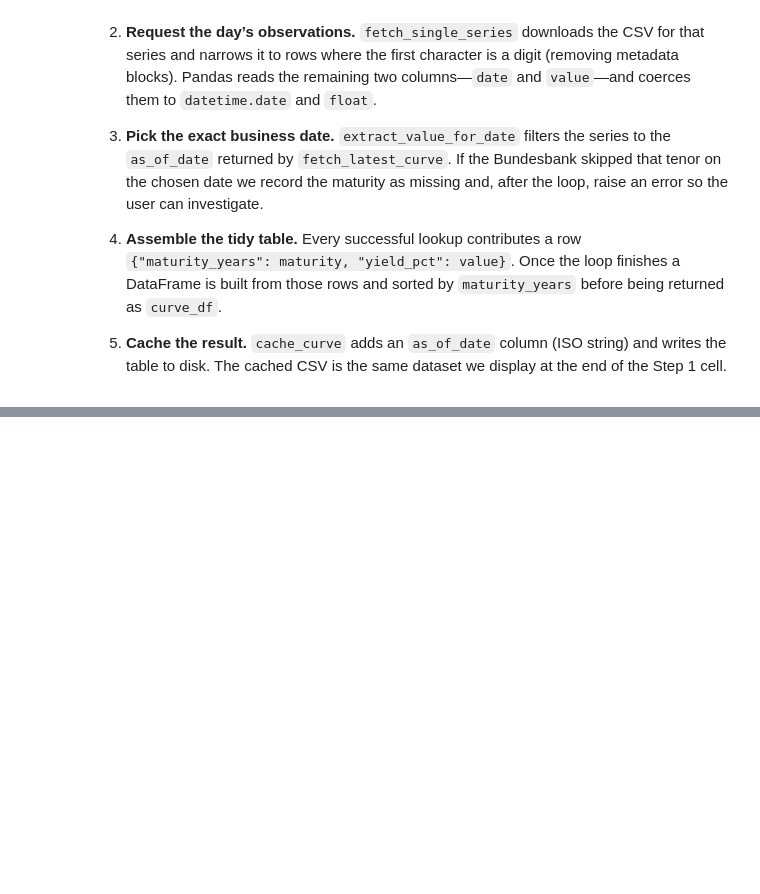
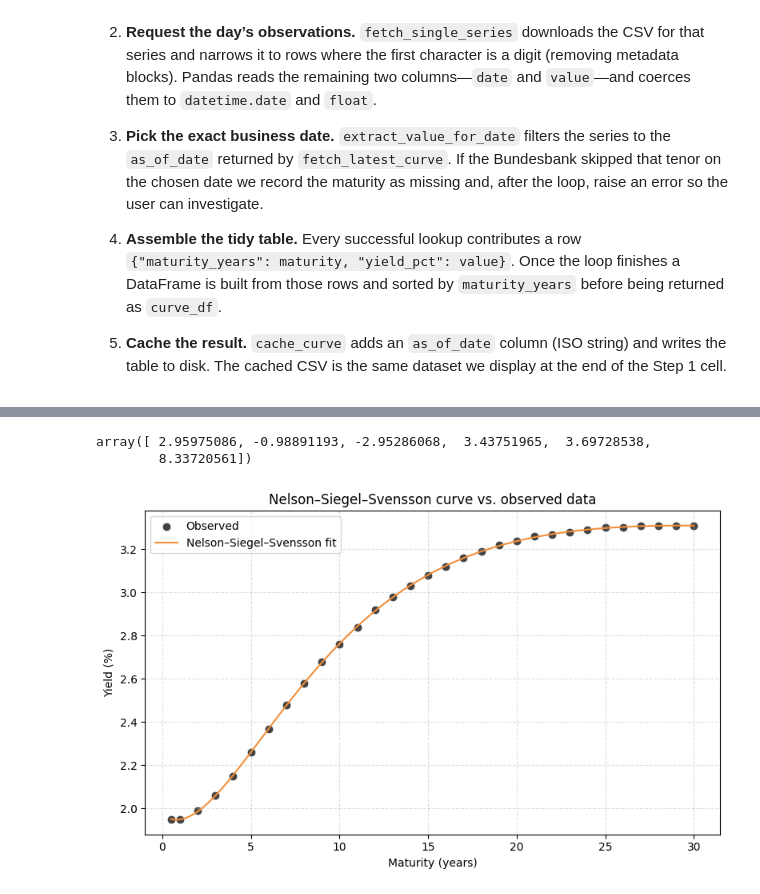
Before and after one commit to minwang-ai/Finanical-Data, a Jupyter notebook: task2_YieldCurveModeling_DE.ipynb, the cells around one changed output, grey strips where cells are left out. Cells and saved outputs as stored; diff of their text form; code cells hidden in the pictures; blank space fills up the shorter version.

```diff
--- a/task2_YieldCurveModeling_DE.ipynb
+++ b/task2_YieldCurveModeling_DE.ipynb
@@ -213,0 +312,57 @@ Name: yield_pct, dtype: float64
+# %%
+def nelson_siegel_svensson(maturity: np.ndarray, beta0: float, beta1: float, beta2: float, beta3: float, tau1: float, tau2: float) -> np.ndarray:
+    maturity = np.asarray(maturity, dtype=float)
+    x1 = maturity / tau1
+    x2 = maturity / tau2
+    with np.errstate(divide="ignore", invalid="ignore"):
+        term1 = (1 - np.exp(-x1)) / x1
+        term2 = term1 - np.exp(-x1)
+        term3 = ((1 - np.exp(-x2)) / x2) - np.exp(-x2)
+    return beta0 + beta1 * term1 + beta2 * term2 + beta3 * term3
+
+def nss_residuals(params: np.ndarray, maturities: np.ndarray, yields: np.ndarray) -> np.ndarray:
+    beta0, beta1, beta2, beta3, tau1, tau2 = params
+    model = nelson_siegel_svensson(maturities, beta0, beta1, beta2, beta3, tau1, tau2)
+    return model - yields
+
+nss_initial_guess = np.array([
+    ns_params[0],
+    ns_params[1],
+    ns_params[2],
+    0.0,   # start with no extra hump
+    max(0.5, ns_params[3]),
+    max(2.0, ns_params[3] * 1.5),
+])
+
+nss_bounds = (
+    [0.0, -20.0, -20.0, -20.0, 0.1, 0.5],
+    [20.0, 20.0, 20.0, 20.0, 20.0, 40.0],
+)
+
+nss_fit = least_squares(
+    nss_residuals,
+    nss_initial_guess,
+    bounds=nss_bounds,
+    args=(curve_df["maturity_years"].values, curve_df["yield_pct"].values),
+)
+nss_params = nss_fit.x
+nss_params
+# %% [output]
+array([ 2.95975086, -0.98891193, -2.95286068,  3.43751965,  3.69728538,
+        8.33720561])
+# %%
+nss_curve = nelson_siegel_svensson(maturity_grid, *nss_params)
+nss_fitted = nelson_siegel_svensson(curve_df["maturity_years"].values, *nss_params)
+
+plt.figure(figsize=(8, 5))
+sns.scatterplot(data=curve_df, x="maturity_years", y="yield_pct", s=60, color="#444444", label="Observed")
+plt.plot(maturity_grid, nss_curve, color="#F28F3B", label="Nelson–Siegel–Svensson fit")
+plt.xlabel("Maturity (years)")
+plt.ylabel("Yield (%)")
+plt.title("Nelson–Siegel–Svensson curve vs. observed data")
+plt.legend()
+plt.grid(True, linestyle="--", alpha=0.4)
+plt.tight_layout()
+plt.show()
+# %% [output]
+[figure, added]
```
Also changed, not shown: parts of 26 cells of this notebook, 1 other file.
